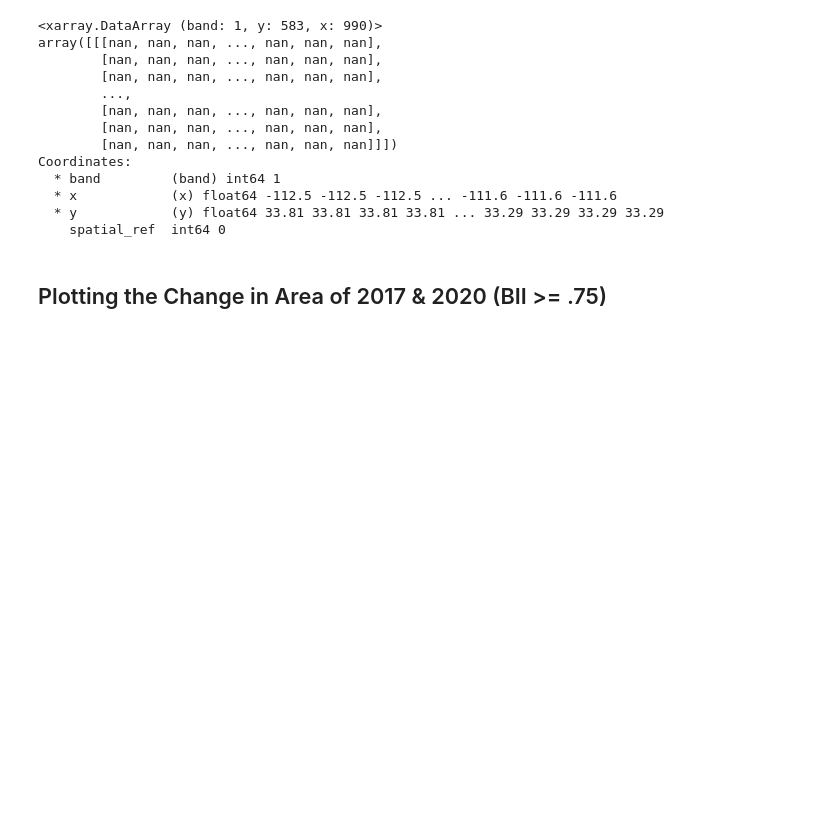
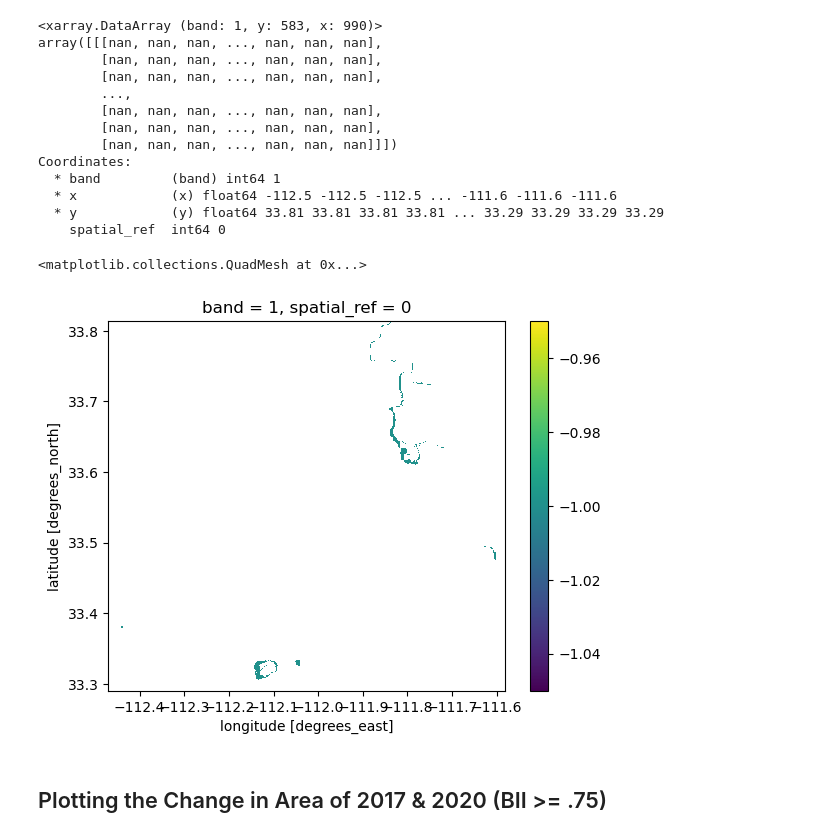
Before and after one commit to BenVerst/Biodiversity-Intactness-Index-in-Pheonix-Subdivision, a Jupyter notebook: BII-Change-Pheonix-Subdivision.ipynb, the cells around one changed output. Drawn from its saved outputs; the diff is of its cells as text; code cells hidden in the pictures; blank space fills up the shorter version.

```diff
--- a/BII-Change-Pheonix-Subdivision.ipynb
+++ b/BII-Change-Pheonix-Subdivision.ipynb
@@ -232,6 +233,11 @@ Coordinates:
   * x            (x) float64 -112.5 -112.5 -112.5 ... -111.6 -111.6 -111.6
   * y            (y) float64 33.81 33.81 33.81 33.81 ... 33.29 33.29 33.29 33.29
     spatial_ref  int64 0
+# %%
+ph_change.plot()
+# %% [output]
+<matplotlib.collections.QuadMesh at 0x...>
+[figure, added]
 # %% [markdown]
 ## Plotting the Change in Area of 2017 & 2020 (BII >= .75)
 # %%
```
Also changed, not shown: parts of 2 cells of this notebook.
